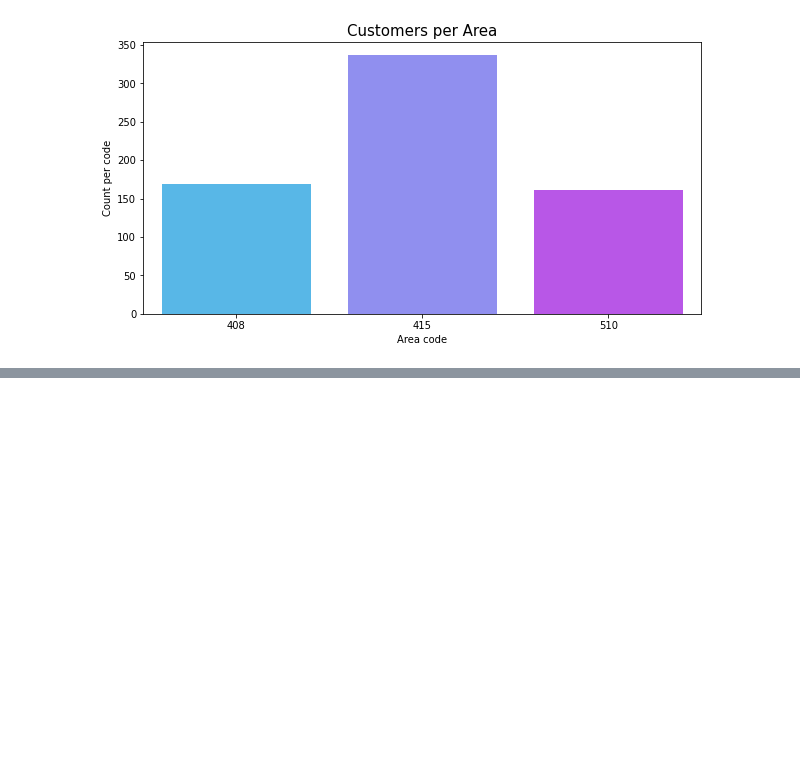
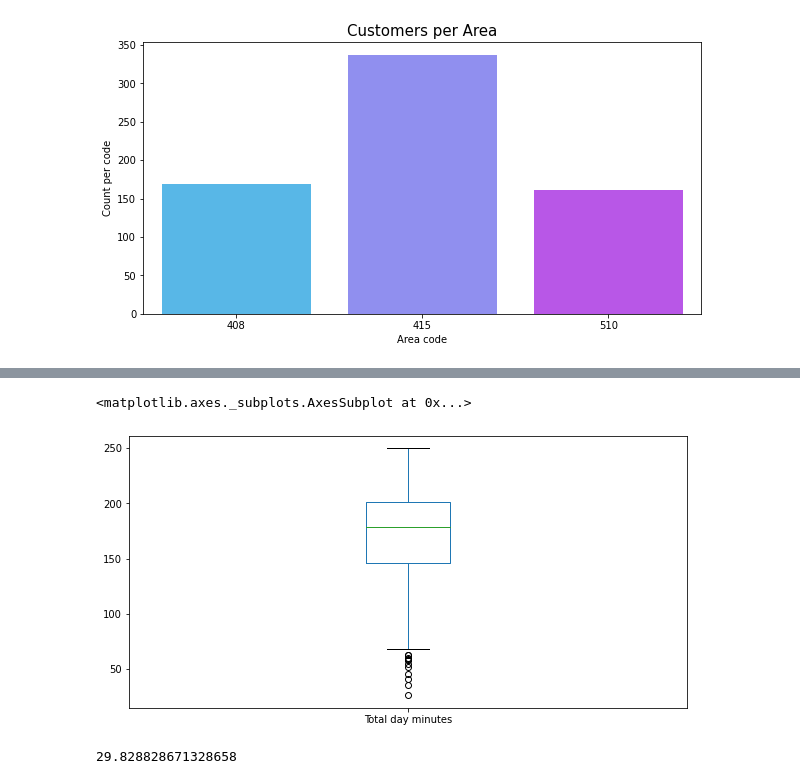
Before and after one commit to aparna-ks/EDA, a Jupyter notebook: EDA_TelecomChurn.ipynb, the cells around one changed output, grey strips where cells are left out. Saved outputs shown, nothing was run; the diff lists cells and outputs as text; code cells hidden in the pictures; blank space fills up the shorter version.

Commit message:
Telecom Churn dataset preliminary EDA

```diff
--- a/EDA_TelecomChurn.ipynb
+++ b/EDA_TelecomChurn.ipynb
@@ -216,0 +275,13 @@ plt.show()
+# %%
+#replace outliers
+df_repl_outliers_dmin = df
+df_repl_outliers_dmin.loc[df_repl_outliers_dmin['Total day minutes']>250, 'Total day minutes'] = np.mean(df_repl_outliers_dmin['Total day minutes'])
+df_repl_outliers_dmin.shape
+df_repl_outliers_dmin['Total day minutes'].plot.box()
+# %% [output]
+<matplotlib.axes._subplots.AxesSubplot at 0x...>
+[figure, added]
+# %%
+df[(df['Churn']==0 & (df['Account length']>90))]['Total day charge'].mean()
+# %% [output]
+29.828828671328658
```
Also changed, not shown: parts of 19 cells of this notebook.
